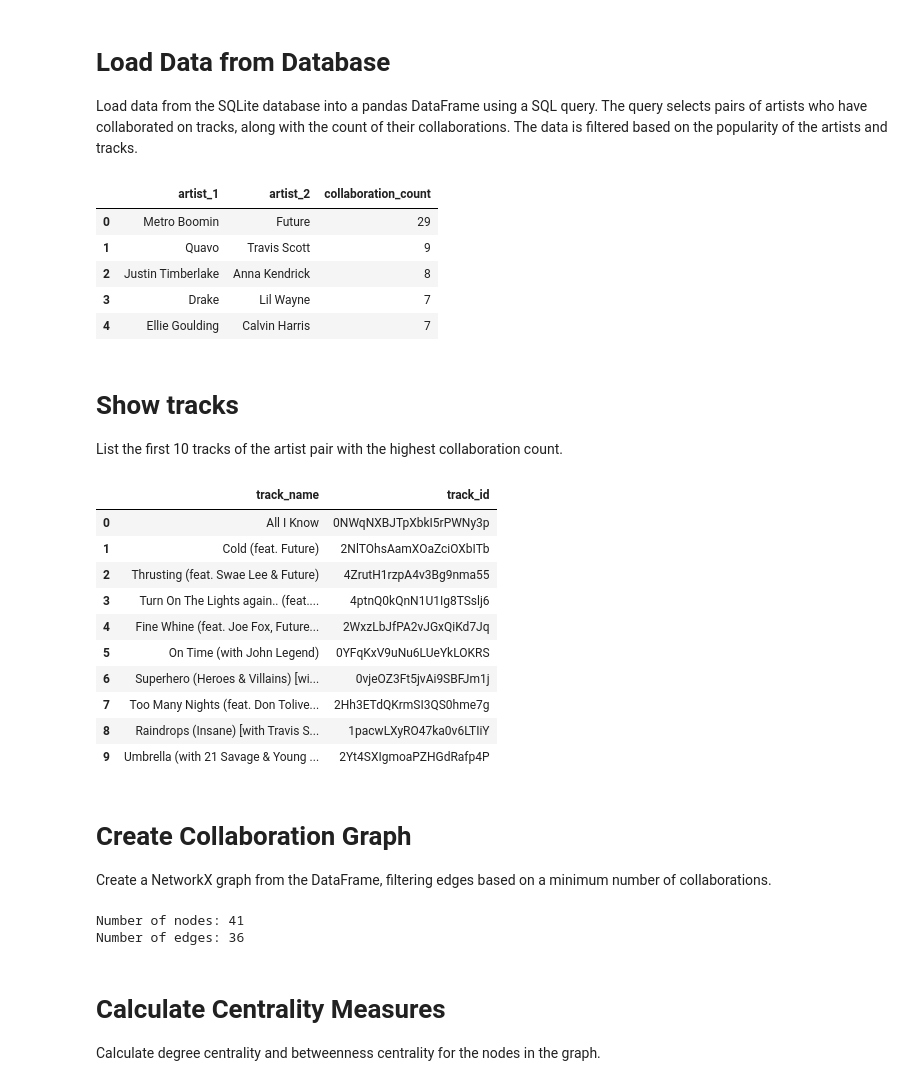
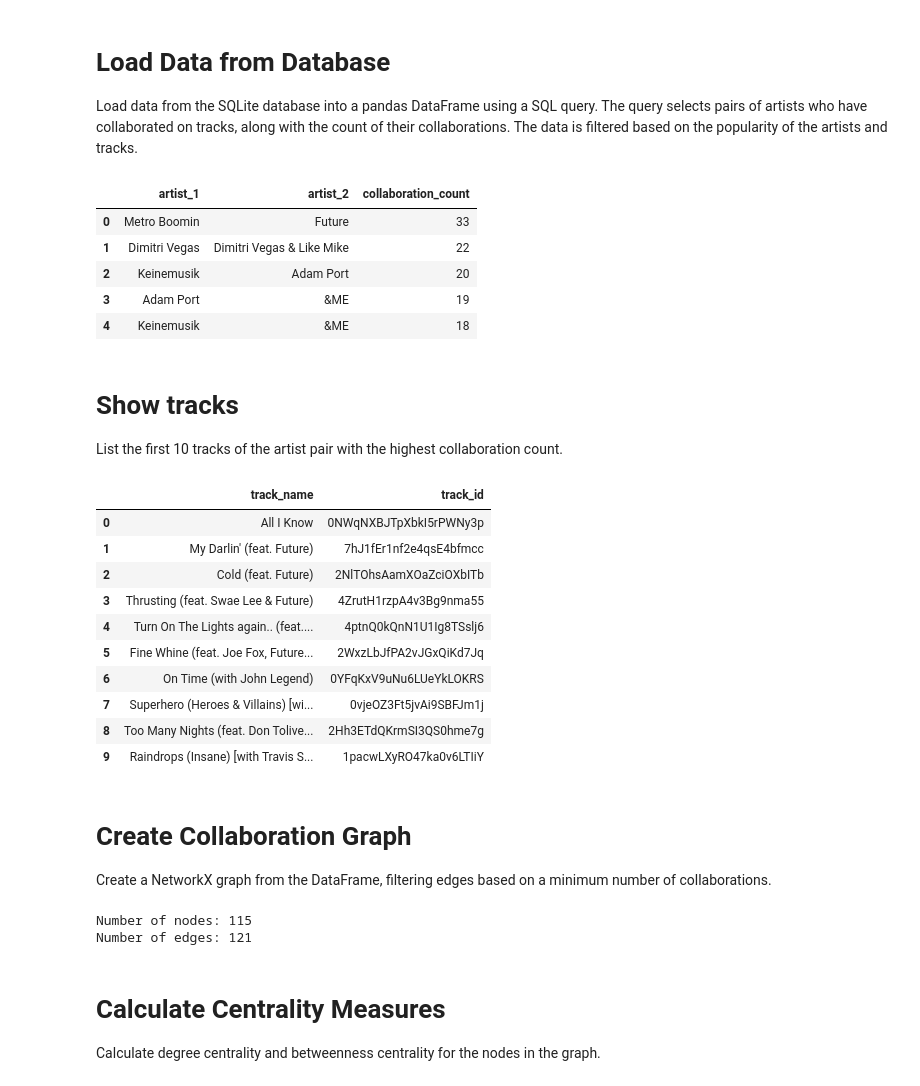
Before and after one commit to boydvde/spydify, a Jupyter notebook: notebooks/artist_collaboration_analysis.ipynb, the cells around one changed output. Saved outputs shown, nothing was run; the diff lists cells and outputs as text; code cells hidden in the pictures.

```diff
--- a/notebooks/artist_collaboration_analysis.ipynb
+++ b/notebooks/artist_collaboration_analysis.ipynb
@@ -23,39 +23,39 @@ def load(conn, filters = {"artist_popularity": 50, "track_popularity": 10}):
         JOIN TrackArtist ta2 ON ta1.track_id = ta2.track_id AND ta1.artist_id < ta2.artist_id
         JOIN Artist a1 ON ta1.artist_id = a1.id
         JOIN Artist a2 ON ta2.artist_id = a2.id
         JOIN Track ON ta1.track_id = Track.id
         WHERE
             a1.name IS NOT NULL
             AND a2.name IS NOT NULL
             AND Track.popularity > ?
             AND a1.popularity > ?
         GROUP BY artist_1, artist_2
         ORDER BY collaboration_count DESC
     """
     data_frame = pd.read_sql_query(query, conn, params=(filters["track_popularity"], filters["artist_popularity"]))
     return data_frame
 
 # Establish a connection to the SQLite database
 conn = sqlite3.connect("../db/spotify.sqlite")
 
 # Define the filters to apply to the data
 filters = {
     "artist_popularity": 70, # The minimum popularity of an artist
-    "track_popularity": 50 # The minimum popularity of a track
+    "track_popularity": 40 # The minimum popularity of a track
 }
 
 # Load the data into a DataFrame
 data_frame = load(conn, filters)
 
 # Display the first few rows of the DataFrame
 data_frame.head()
 # %% [output]
 |  | artist_1 | artist_2 | collaboration_count |
-| 0 | Metro Boomin | Future | 29 |
-| 1 | Quavo | Travis Scott | 9 |
-| 2 | Justin Timberlake | Anna Kendrick | 8 |
-| 3 | Drake | Lil Wayne | 7 |
-| 4 | Ellie Goulding | Calvin Harris | 7 |
+| 0 | Metro Boomin | Future | 33 |
+| 1 | Dimitri Vegas | Dimitri Vegas & Like Mike | 22 |
+| 2 | Keinemusik | Adam Port | 20 |
+| 3 | Adam Port | &ME | 19 |
+| 4 | Keinemusik | &ME | 18 |
 # %% [markdown]
 # Show tracks
 List the first 10 tracks of the artist pair with the highest collaboration count.
@@ -86,15 +86,15 @@ top_tracks_df.head(10)
 # %% [output]
 |  | track_name | track_id |
 | 0 | All I Know | 0NWqNXBJTpXbkI5rPWNy3p |
-| 1 | Cold (feat. Future) | 2NlTOhsAamXOaZciOXbITb |
-| 2 | Thrusting (feat. Swae Lee & Future) | 4ZrutH1rzpA4v3Bg9nma55 |
-| 3 | Turn On The Lights again.. (feat.... | 4ptnQ0kQnN1U1Ig8TSslj6 |
-| 4 | Fine Whine (feat. Joe Fox, Future... | 2WxzLbJfPA2vJGxQiKd7Jq |
-| 5 | On Time (with John Legend) | 0YFqKxV9uNu6LUeYkLOKRS |
-| 6 | Superhero (Heroes & Villains) [wi... | 0vjeOZ3Ft5jvAi9SBFJm1j |
-| 7 | Too Many Nights (feat. Don Tolive... | 2Hh3ETdQKrmSI3QS0hme7g |
-| 8 | Raindrops (Insane) [with Travis S... | 1pacwLXyRO47ka0v6LTIiY |
-| 9 | Umbrella (with 21 Savage & Young ... | 2Yt4SXIgmoaPZHGdRafp4P |
+| 1 | My Darlin' (feat. Future) | 7hJ1fEr1nf2e4qsE4bfmcc |
+| 2 | Cold (feat. Future) | 2NlTOhsAamXOaZciOXbITb |
+| 3 | Thrusting (feat. Swae Lee & Future) | 4ZrutH1rzpA4v3Bg9nma55 |
+| 4 | Turn On The Lights again.. (feat.... | 4ptnQ0kQnN1U1Ig8TSslj6 |
+| 5 | Fine Whine (feat. Joe Fox, Future... | 2WxzLbJfPA2vJGxQiKd7Jq |
+| 6 | On Time (with John Legend) | 0YFqKxV9uNu6LUeYkLOKRS |
+| 7 | Superhero (Heroes & Villains) [wi... | 0vjeOZ3Ft5jvAi9SBFJm1j |
+| 8 | Too Many Nights (feat. Don Tolive... | 2Hh3ETdQKrmSI3QS0hme7g |
+| 9 | Raindrops (Insane) [with Travis S... | 1pacwLXyRO47ka0v6LTIiY |
 # %% [markdown]
 # Create Collaboration Graph
 Create a NetworkX graph from the DataFrame, filtering edges based on a minimum number of collaborations.
@@ -126,8 +126,8 @@ G_filtered = create_graph(data_frame, min_collaborations)
 print(f"Number of nodes: {G_filtered.number_of_nodes()}")
 print(f"Number of edges: {G_filtered.number_of_edges()}")
 # %% [output]
-Number of nodes: 41
-Number of edges: 36
+Number of nodes: 115
+Number of edges: 121
 # %% [markdown]
 # Calculate Centrality Measures
 Calculate degree centrality and betweenness centrality for the nodes in the graph.
```
Also changed, not shown: parts of 2 cells of this notebook.
